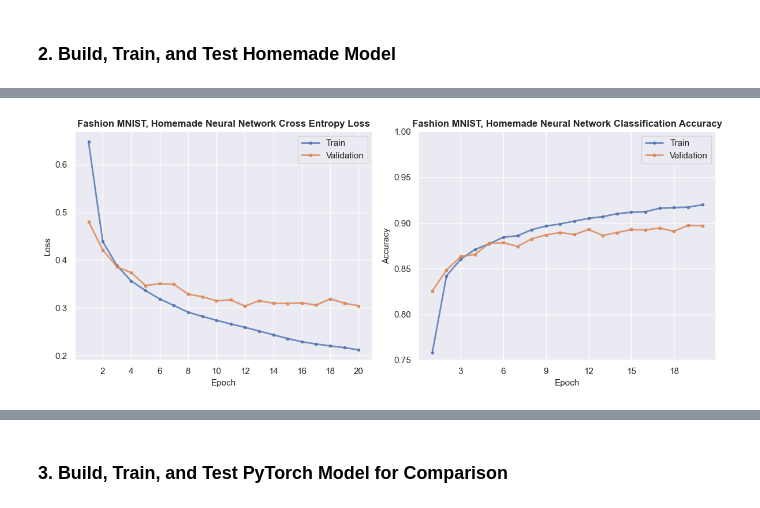
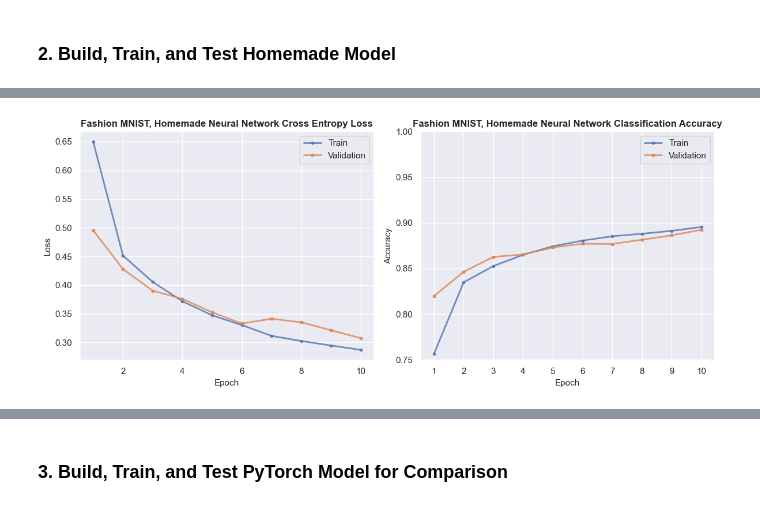
Before and after one commit to Jake0826/convolutional_neural_network_from_scratch, a Jupyter notebook: models/fashion_mnist.ipynb, the cells around one changed output, grey strips where cells are left out. Drawn from its saved outputs; the diff is of its cells as text; code cells hidden in the pictures.

```diff
--- a/models/fashion_mnist.ipynb
+++ b/models/fashion_mnist.ipynb
@@ -77,7 +77,7 @@ model = Sequential(
   optimizer = optim
 )
 
-EPOCHS = 20
+EPOCHS = 10
 batch_size = 32
 
 train_losses, train_accuracies, val_losses, val_accuracies = train_val(
@@ -114,13 +104,13 @@ Epoch 20, Train Loss: 0.211861, Train Accuracy: 0.919918, Val Loss: 0.304325, Va
 # %%
 xticks = list(range(2, len(train_losses) + 1, 2))
 plot_training_metrics(
     train_losses=train_losses,
     train_accuracies=train_accuracies,
     val_losses=val_losses,
     val_accuracies=val_accuracies,
     title="Fashion MNIST, Homemade Neural Network",
-    xticks = xticks
+    #xticks = xticks
 )
 test_loss, test_accuracy = test(model, X_test, y_test)
 # %% [output]
-[figure, old version]
+[figure, new version]
```
Also changed, not shown: parts of 6 cells of this notebook, 9 other files.
